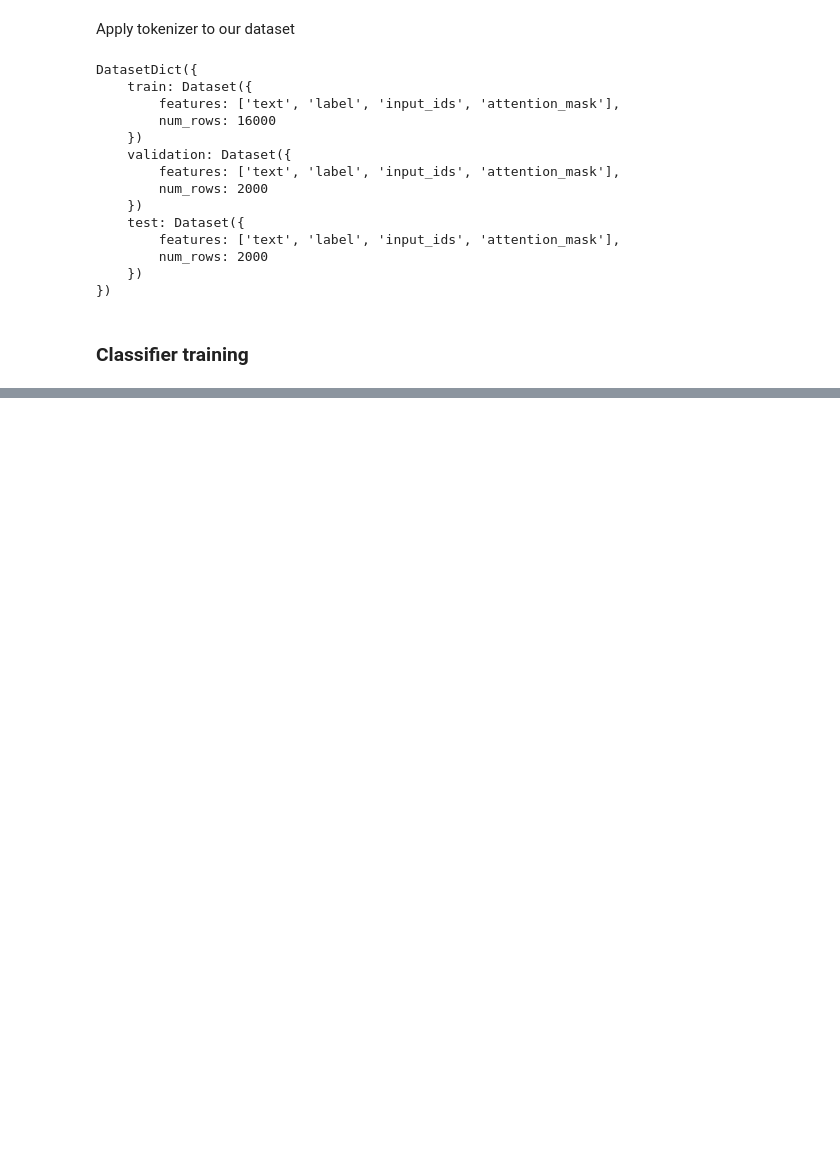
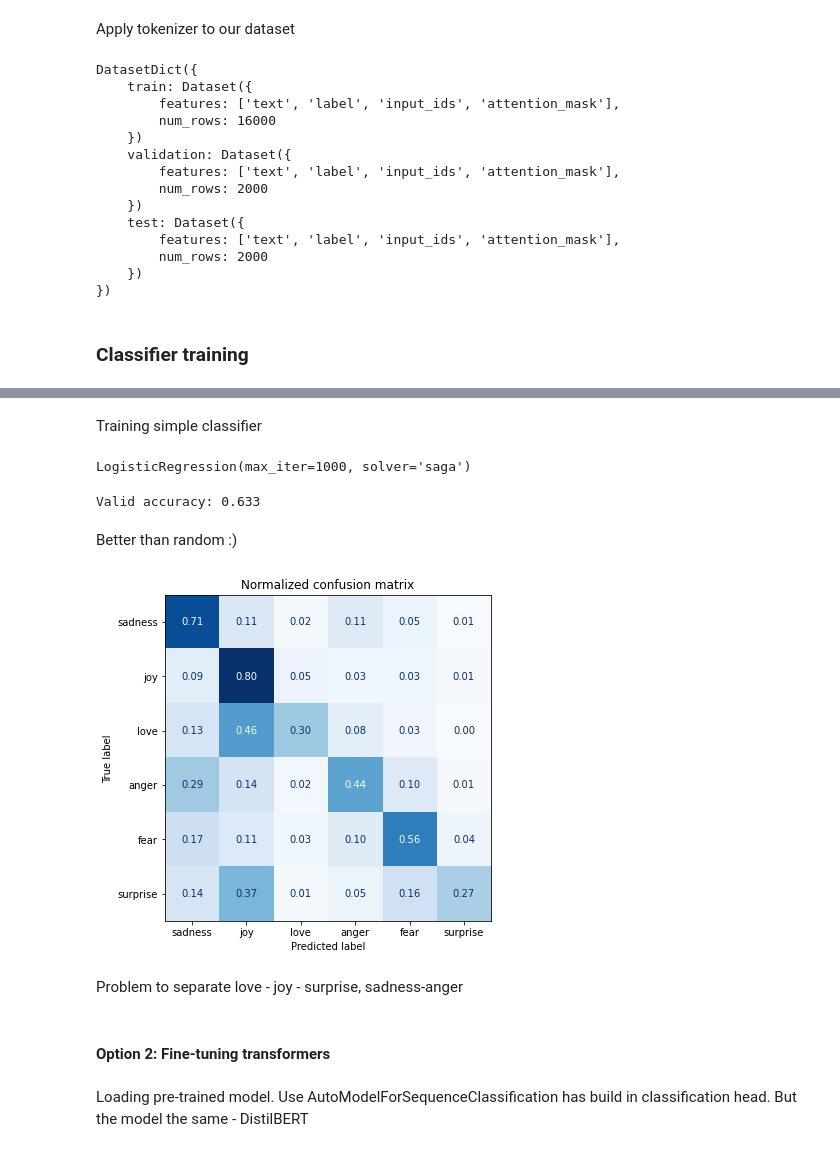
Before and after one commit to Gooogr/Book_nlp_with_transformers, a Jupyter notebook: ch2_text_classification.ipynb, the cells around one changed output, grey strips where cells are left out. Saved outputs shown, nothing was run; the diff lists cells and outputs as text; code cells hidden in the pictures; blank space fills up the shorter version.

```diff
--- a/ch2_text_classification.ipynb
+++ b/ch2_text_classification.ipynb
@@ -186,0 +324,37 @@ device in use: cuda
+# %% [markdown]
+Training simple classifier
+# %%
+%%time
+lr_clf = LogisticRegression(solver='saga',
+                            max_iter=1000, # 1000 will garantee convergence
+                            n_jobs=-1,
+                            penalty='l2',
+                            verbose=True)
+lr_clf.fit(X_train, y_train)
+# %% [output]
+LogisticRegression(max_iter=1000, solver='saga')
+# %%
+print('Valid accuracy:', lr_clf.score(X_valid, y_valid))
+# %% [output]
+Valid accuracy: 0.633
+# %% [markdown]
+Better than random :)
+# %%
+def plot_confusion_matrix(y_preds, y_true, labels):
+    cm = confusion_matrix(y_true, y_preds, normalize="true")
+    fig, ax = plt.subplots(figsize=(6, 6))
+    disp = ConfusionMatrixDisplay(confusion_matrix=cm, display_labels=labels)
+    disp.plot(cmap="Blues", values_format=".2f", ax=ax, colorbar=False)
+    plt.title("Normalized confusion matrix")
+    plt.show()
+# %%
+y_preds = lr_clf.predict(X_valid)
+plot_confusion_matrix(y_preds, y_valid, labels)
+# %% [output]
+[figure, added]
+# %% [markdown]
+Problem to separate love - joy - surprise, sadness-anger
+# %% [markdown]
+#### Option 2: Fine-tuning transformers
+# %% [markdown]
+Loading pre-trained model. Use AutoModelForSequenceClassification has build in classification head. But the model the same - DistilBERT
```
Also changed, not shown: parts of 45 cells of this notebook.
